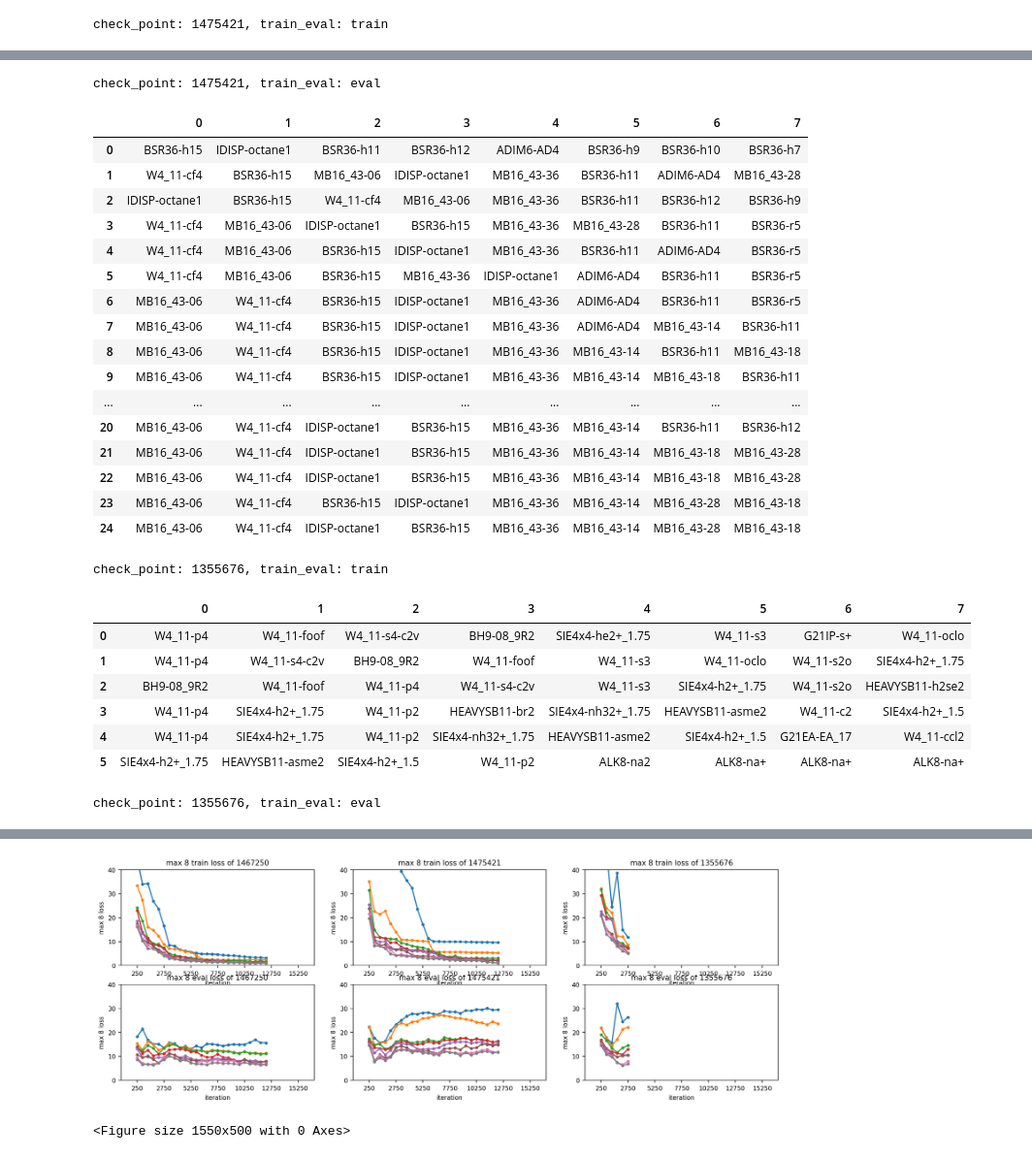
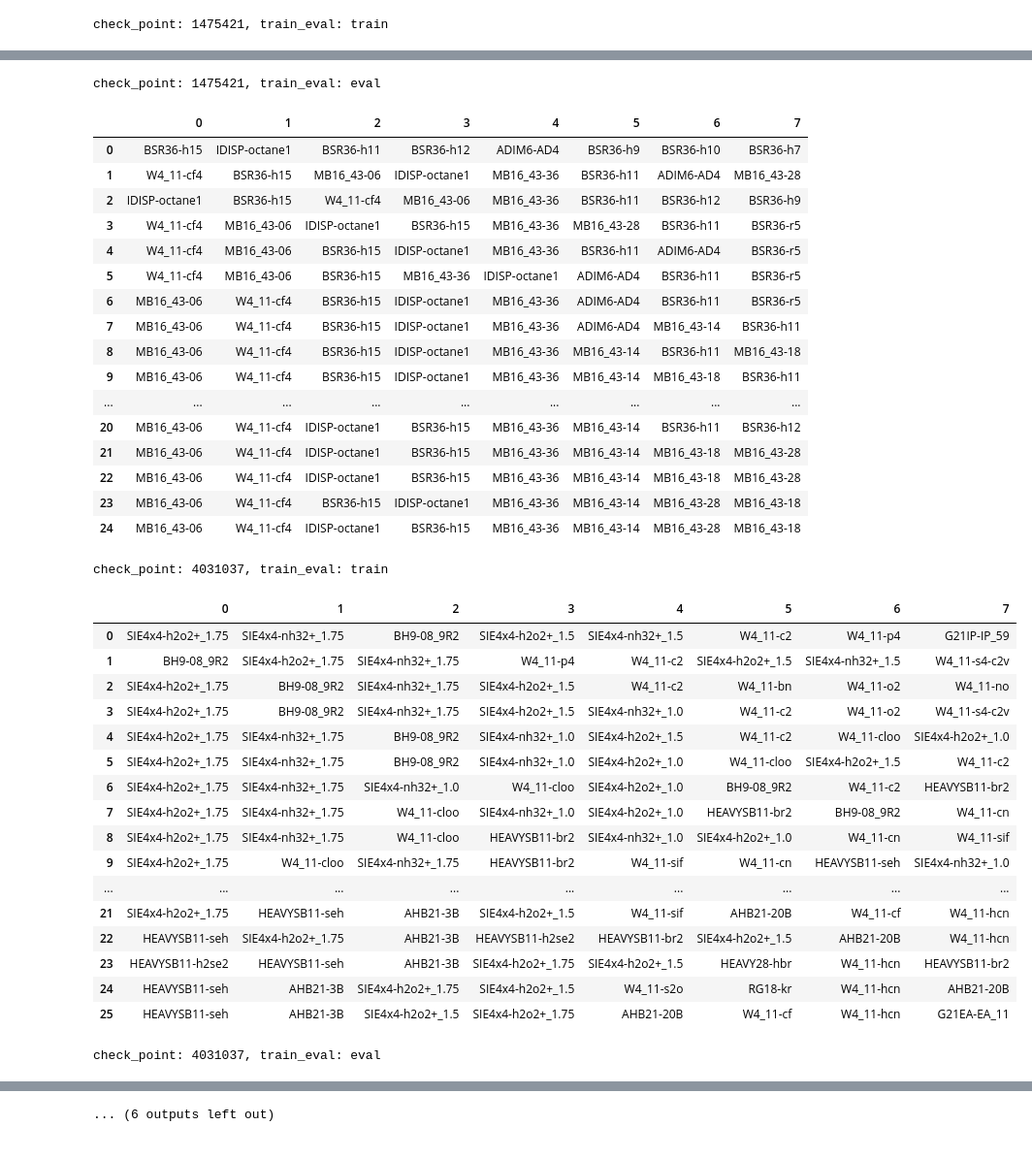
Before and after one commit to chem12346789/cc2cc, a Jupyter notebook: jupyter-notebook/view_loss.ipynb, the cells around one changed output, grey strips where cells are left out. Shown at 97% size. Saved outputs shown, nothing was run; the diff lists cells and outputs as text; code cells hidden in the pictures.

```diff
--- a/jupyter-notebook/view_loss.ipynb
+++ b/jupyter-notebook/view_loss.ipynb
@@ -28,7 +28,8 @@ number_of_max = 8
 check_point_list = [
     "1467250",
     "1475421",
-    "3175768",
+    "4031037",
+    "4037074",
 ]
 
 f, axes = plt.subplots(2, len(check_point_list))
@@ -146,39 +147,49 @@ check_point: 1475421, train_eval: train
 | 5 | W4_11-p4 | BH9-08_9R2 | SIE4x4-h2+_1.75 | SIE4x4-nh32+_1.75 | SIE4x4-h2+_1.5 | ALK8-na2 | PA26-h2p | W4_11-c2 |
 | 6 | W4_11-p4 | SIE4x4-h2+_1.75 | SIE4x4-nh32+_1.75 | BH9-08_9R2 | ALK8-na2 | SIE4x4-h2+_1.5 | HEAVYSB11-br2 | PA26-h2p |
 | 7 | W4_11-p4 | SIE4x4-h2+_1.75 | SIE4x4-nh32+_1.75 | ALK8-na2 | SIE4x4-h2+_1.5 | HEAVYSB11-br2 | PA26-h2p | ALKBDE10-na |
 | 8 | W4_11-p4 | SIE4x4-h2+_1.75 | SIE4x4-nh32+_1.75 | SIE4x4-h2+_1.5 | ALK8-na2 | HEAVYSB11-ge2h6 | PA26-h2p | ALKBDE10-na |
 | 9 | W4_11-p4 | SIE4x4-h2+_1.75 | SIE4x4-nh32+_1.75 | ALK8-na2 | SIE4x4-h2+_1.5 | PA26-h2p | ALKBDE10-na | HEAVYSB11-ge2h6 |
 | ... | ... | ... | ... | ... | ... | ... | ... | ... |
 | 20 | SIE4x4-h2+_1.75 | SIE4x4-h2+_1.5 | HEAVYSB11-ge2h6 | SIE4x4-h2+_1.0 | PA26-h2p | ALK8-na2_h2 | ALKBDE10-na | ALKBDE10-na |
 | 21 | SIE4x4-h2+_1.75 | SIE4x4-h2+_1.5 | SIE4x4-h2+_1.0 | HEAVYSB11-ge2h6 | PA26-h2p | ALK8-na2_h2 | G21IP-na | ALKBDE10-na |
 | 22 | SIE4x4-h2+_1.75 | SIE4x4-h2+_1.5 | SIE4x4-h2+_1.0 | PA26-h2p | ALK8-na2_h2 | HEAVYSB11-ge2h6 | ALKBDE10-na | G21IP-na |
 | 23 | SIE4x4-h2+_1.75 | SIE4x4-h2+_1.5 | SIE4x4-h2+_1.0 | HEAVYSB11-ge2h6 | ALK8-na2_h2 | PA26-h2p | ALKBDE10-na | G21IP-na |
 | 24 | SIE4x4-h2+_1.75 | SIE4x4-h2+_1.5 | SIE4x4-h2+_1.0 | ALK8-na2_h2 | PA26-h2p | G21IP-na | RG18-kr | HEAVYSB11-ge2h6 |
 check_point: 1475421, train_eval: eval
 |  | 0 | 1 | 2 | 3 | 4 | 5 | 6 | 7 |
 | 0 | BSR36-h15 | IDISP-octane1 | BSR36-h11 | BSR36-h12 | ADIM6-AD4 | BSR36-h9 | BSR36-h10 | BSR36-h7 |
 | 1 | W4_11-cf4 | BSR36-h15 | MB16_43-06 | IDISP-octane1 | MB16_43-36 | BSR36-h11 | ADIM6-AD4 | MB16_43-28 |
 | 2 | IDISP-octane1 | BSR36-h15 | W4_11-cf4 | MB16_43-06 | MB16_43-36 | BSR36-h11 | BSR36-h12 | BSR36-h9 |
 | 3 | W4_11-cf4 | MB16_43-06 | IDISP-octane1 | BSR36-h15 | MB16_43-36 | MB16_43-28 | BSR36-h11 | BSR36-r5 |
 | 4 | W4_11-cf4 | MB16_43-06 | BSR36-h15 | IDISP-octane1 | MB16_43-36 | BSR36-h11 | ADIM6-AD4 | BSR36-r5 |
 | 5 | W4_11-cf4 | MB16_43-06 | BSR36-h15 | MB16_43-36 | IDISP-octane1 | ADIM6-AD4 | BSR36-h11 | BSR36-r5 |
 | 6 | MB16_43-06 | W4_11-cf4 | BSR36-h15 | IDISP-octane1 | MB16_43-36 | ADIM6-AD4 | BSR36-h11 | BSR36-r5 |
 | 7 | MB16_43-06 | W4_11-cf4 | BSR36-h15 | IDISP-octane1 | MB16_43-36 | ADIM6-AD4 | MB16_43-14 | BSR36-h11 |
 | 8 | MB16_43-06 | W4_11-cf4 | BSR36-h15 | IDISP-octane1 | MB16_43-36 | MB16_43-14 | BSR36-h11 | MB16_43-18 |
 | 9 | MB16_43-06 | W4_11-cf4 | BSR36-h15 | IDISP-octane1 | MB16_43-36 | MB16_43-14 | MB16_43-18 | BSR36-h11 |
 | ... | ... | ... | ... | ... | ... | ... | ... | ... |
 | 20 | MB16_43-06 | W4_11-cf4 | IDISP-octane1 | BSR36-h15 | MB16_43-36 | MB16_43-14 | BSR36-h11 | BSR36-h12 |
 | 21 | MB16_43-06 | W4_11-cf4 | IDISP-octane1 | BSR36-h15 | MB16_43-36 | MB16_43-14 | MB16_43-18 | MB16_43-28 |
 | 22 | MB16_43-06 | W4_11-cf4 | IDISP-octane1 | BSR36-h15 | MB16_43-36 | MB16_43-14 | MB16_43-18 | MB16_43-28 |
 | 23 | MB16_43-06 | W4_11-cf4 | BSR36-h15 | IDISP-octane1 | MB16_43-36 | MB16_43-14 | MB16_43-28 | MB16_43-18 |
 | 24 | MB16_43-06 | W4_11-cf4 | IDISP-octane1 | BSR36-h15 | MB16_43-36 | MB16_43-14 | MB16_43-28 | MB16_43-18 |
-check_point: 1355676, train_eval: train
+check_point: 4031037, train_eval: train
 |  | 0 | 1 | 2 | 3 | 4 | 5 | 6 | 7 |
-| 0 | W4_11-p4 | W4_11-foof | W4_11-s4-c2v | BH9-08_9R2 | SIE4x4-he2+_1.75 | W4_11-s3 | G21IP-s+ | W4_11-oclo |
-| 1 | W4_11-p4 | W4_11-s4-c2v | BH9-08_9R2 | W4_11-foof | W4_11-s3 | W4_11-oclo | W4_11-s2o | SIE4x4-h2+_1.75 |
-| 2 | BH9-08_9R2 | W4_11-foof | W4_11-p4 | W4_11-s4-c2v | W4_11-s3 | SIE4x4-h2+_1.75 | W4_11-s2o | HEAVYSB11-h2se2 |
-| 3 | W4_11-p4 | SIE4x4-h2+_1.75 | W4_11-p2 | HEAVYSB11-br2 | SIE4x4-nh32+_1.75 | HEAVYSB11-asme2 | W4_11-c2 | SIE4x4-h2+_1.5 |
-| 4 | W4_11-p4 | SIE4x4-h2+_1.75 | W4_11-p2 | SIE4x4-nh32+_1.75 | HEAVYSB11-asme2 | SIE4x4-h2+_1.5 | G21EA-EA_17 | W4_11-ccl2 |
-| 5 | SIE4x4-h2+_1.75 | HEAVYSB11-asme2 | SIE4x4-h2+_1.5 | W4_11-p2 | ALK8-na2 | ALK8-na+ | ALK8-na+ | ALK8-na+ |
+| 0 | SIE4x4-h2o2+_1.75 | SIE4x4-nh32+_1.75 | BH9-08_9R2 | SIE4x4-h2o2+_1.5 | SIE4x4-nh32+_1.5 | W4_11-c2 | W4_11-p4 | G21IP-IP_59 |
+| 1 | BH9-08_9R2 | SIE4x4-h2o2+_1.75 | SIE4x4-nh32+_1.75 | W4_11-p4 | W4_11-c2 | SIE4x4-h2o2+_1.5 | SIE4x4-nh32+_1.5 | W4_11-s4-c2v |
+| 2 | SIE4x4-h2o2+_1.75 | BH9-08_9R2 | SIE4x4-nh32+_1.75 | SIE4x4-h2o2+_1.5 | W4_11-c2 | W4_11-bn | W4_11-o2 | W4_11-no |
+| 3 | SIE4x4-h2o2+_1.75 | BH9-08_9R2 | SIE4x4-nh32+_1.75 | SIE4x4-h2o2+_1.5 | SIE4x4-nh32+_1.0 | W4_11-c2 | W4_11-o2 | W4_11-s4-c2v |
+| 4 | SIE4x4-h2o2+_1.75 | SIE4x4-nh32+_1.75 | BH9-08_9R2 | SIE4x4-nh32+_1.0 | SIE4x4-h2o2+_1.5 | W4_11-c2 | W4_11-cloo | SIE4x4-h2o2+_1.0 |
+| 5 | SIE4x4-h2o2+_1.75 | SIE4x4-nh32+_1.75 | BH9-08_9R2 | SIE4x4-nh32+_1.0 | SIE4x4-h2o2+_1.0 | W4_11-cloo | SIE4x4-h2o2+_1.5 | W4_11-c2 |
+| 6 | SIE4x4-h2o2+_1.75 | SIE4x4-nh32+_1.75 | SIE4x4-nh32+_1.0 | W4_11-cloo | SIE4x4-h2o2+_1.0 | BH9-08_9R2 | W4_11-c2 | HEAVYSB11-br2 |
+| 7 | SIE4x4-h2o2+_1.75 | SIE4x4-nh32+_1.75 | W4_11-cloo | SIE4x4-nh32+_1.0 | SIE4x4-h2o2+_1.0 | HEAVYSB11-br2 | BH9-08_9R2 | W4_11-cn |
+| 8 | SIE4x4-h2o2+_1.75 | SIE4x4-nh32+_1.75 | W4_11-cloo | HEAVYSB11-br2 | SIE4x4-nh32+_1.0 | SIE4x4-h2o2+_1.0 | W4_11-cn | W4_11-sif |
+| 9 | SIE4x4-h2o2+_1.75 | W4_11-cloo | SIE4x4-nh32+_1.75 | HEAVYSB11-br2 | W4_11-sif | W4_11-cn | HEAVYSB11-seh | SIE4x4-nh32+_1.0 |
+| ... | ... | ... | ... | ... | ... | ... | ... | ... |
+| 21 | SIE4x4-h2o2+_1.75 | HEAVYSB11-seh | AHB21-3B | SIE4x4-h2o2+_1.5 | W4_11-sif | AHB21-20B | W4_11-cf | W4_11-hcn |
+| 22 | HEAVYSB11-seh | SIE4x4-h2o2+_1.75 | AHB21-3B | HEAVYSB11-h2se2 | HEAVYSB11-br2 | SIE4x4-h2o2+_1.5 | AHB21-20B | W4_11-hcn |
+| 23 | HEAVYSB11-h2se2 | HEAVYSB11-seh | AHB21-3B | SIE4x4-h2o2+_1.75 | SIE4x4-h2o2+_1.5 | HEAVY28-hbr | W4_11-hcn | HEAVYSB11-br2 |
+| 24 | HEAVYSB11-seh | AHB21-3B | SIE4x4-h2o2+_1.75 | SIE4x4-h2o2+_1.5 | W4_11-s2o | RG18-kr | W4_11-hcn | AHB21-20B |
+| 25 | HEAVYSB11-seh | AHB21-3B | SIE4x4-h2o2+_1.5 | SIE4x4-h2o2+_1.75 | AHB21-20B | W4_11-cf | W4_11-hcn | G21EA-EA_11 |
-check_point: 1355676, train_eval: eval
+check_point: 4031037, train_eval: eval
 |  | 0 | 1 | 2 | 3 | 4 | 5 | 6 | 7 |
@@ -191,2 +212 @@ check_point: 1355676, train_eval: eval
-[figure, removed]
-<Figure size 1550x500 with 0 Axes>
+... (6 outputs left out)
```
Also changed, not shown: parts of 1 cell of this notebook, 2 other files.
